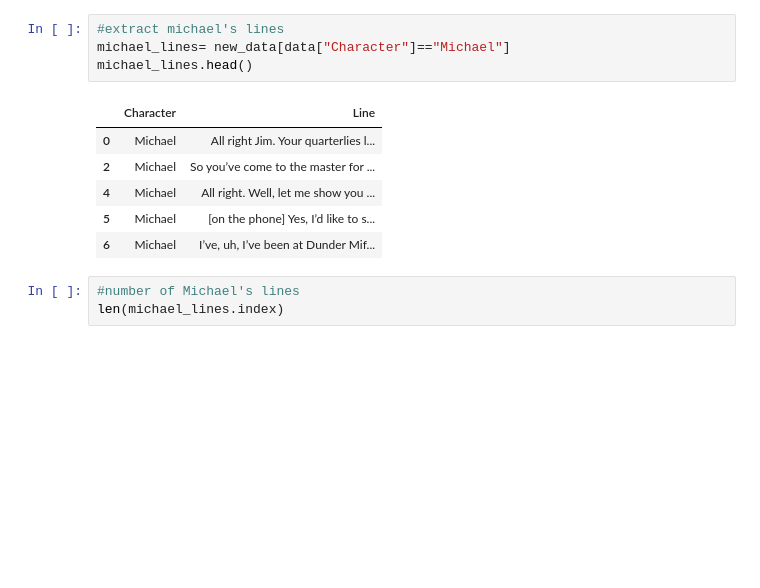
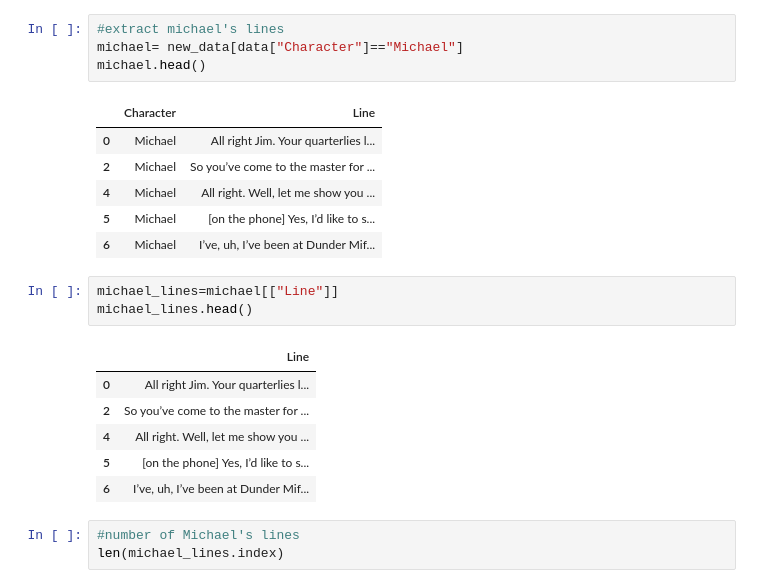
Before and after one commit to meriem-benfadhel/the-office-chatbot, a Jupyter notebook: chatbot.ipynb, the cells around one changed output. Cells and saved outputs as stored; diff of their text form; blank space fills up the shorter version.

```diff
--- a/chatbot.ipynb
+++ b/chatbot.ipynb
@@ -98,8 +98,8 @@ new_data.head()
 # First Model : Michael Scott
 # %%
 #extract michael's lines
-michael_lines= new_data[data["Character"]=="Michael"]
-michael_lines.head()
+michael= new_data[data["Character"]=="Michael"]
+michael.head()
 # %% [output]
 |  | Character | Line |
 | 0 | Michael | All right Jim. Your quarterlies l... |
@@ -107,6 +107,16 @@ michael_lines.head()
 | 4 | Michael | All right. Well, let me show you ... |
 | 5 | Michael | [on the phone] Yes, I’d like to s... |
 | 6 | Michael | I’ve, uh, I’ve been at Dunder Mif... |
+# %%
+michael_lines=michael[["Line"]]
+michael_lines.head()
+# %% [output]
+|  | Line |
+| 0 | All right Jim. Your quarterlies l... |
+| 2 | So you’ve come to the master for ... |
+| 4 | All right. Well, let me show you ... |
+| 5 | [on the phone] Yes, I’d like to s... |
+| 6 | I’ve, uh, I’ve been at Dunder Mif... |
 # %%
 #number of Michael's lines
 len(michael_lines.index)
```
